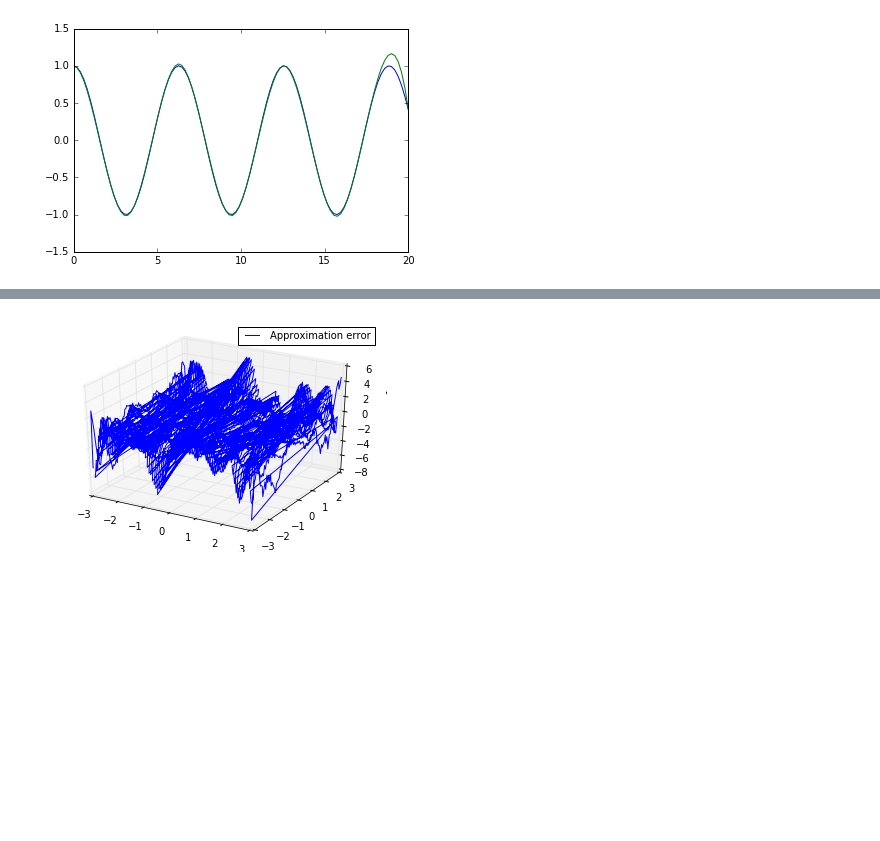
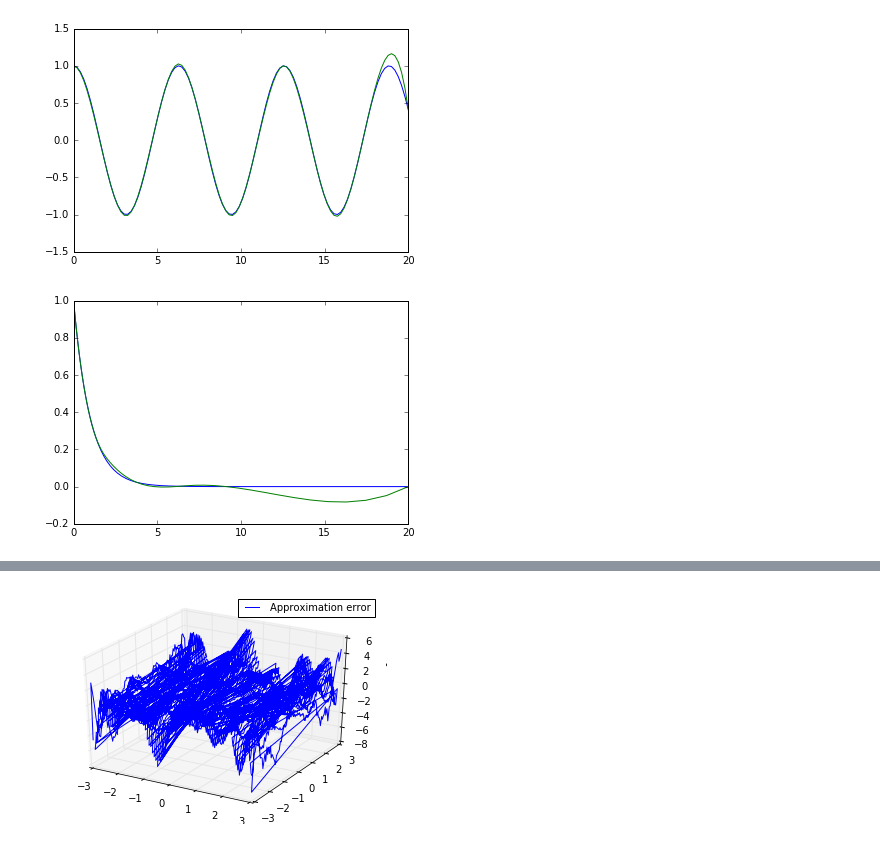
Before and after one commit to lt1245/poly_base, a Jupyter notebook: Tests.ipynb, the cells around one changed output, grey strips where cells are left out. Saved outputs shown, nothing was run; the diff lists cells and outputs as text; code cells hidden in the pictures; blank space fills up the shorter version.

Commit message:
added wealth_knots

```diff
--- a/Tests.ipynb
+++ b/Tests.ipynb
@@ -87,6 +87,24 @@ plt.plot(x1,y_approx)
 plt.show()
 # %% [output]
 [figure]
+# %%
+#Approximate exp(-x) with cubic splines and wealth_knot
+n = 10
+p = (n,0,20)
+x = ip.wealth_knot(p,1,curv  = 0.15)
+knots = ip.wealth_knot(p,3,curv  = 0.15)
+y = np.exp(-x)
+Phi = ip.spli_basex(p,x,knots)
+coeff = np.linalg.solve(Phi,y)
+x1 = ip.wealth_knot([100,0,20],1,curv  = 0.15)
+y1 = np.exp(-x1)
+Phi1 = ip.spli_basex(p,x1,knots)
+y_approx = Phi1 @ coeff
+plt.plot(x1,y1)
+plt.plot(x1,y_approx)
+plt.show()
+# %% [output]
+[figure, added]
 # %%
 #Approximate cos(x) with cubic splines with automatic equidistant knots
 n = 12
```
Also changed, not shown: parts of 2 cells of this notebook, 1 other file.
